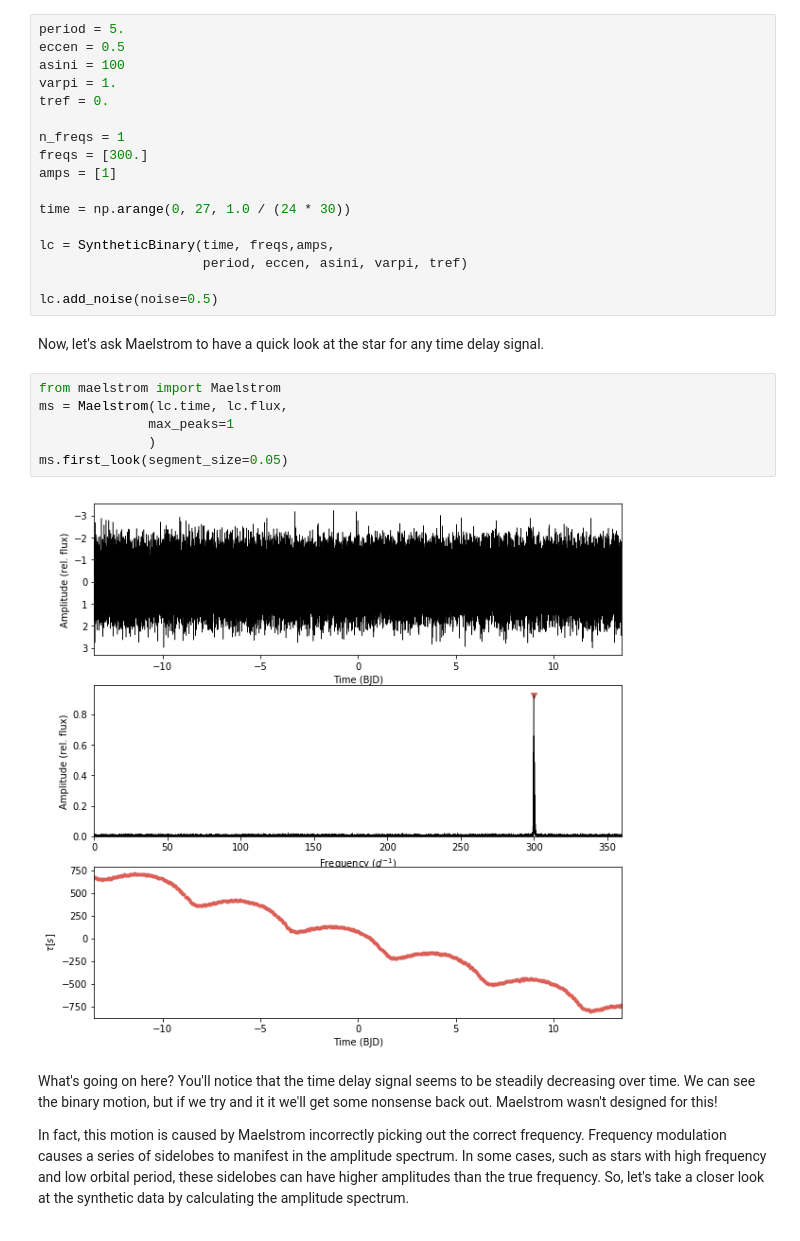
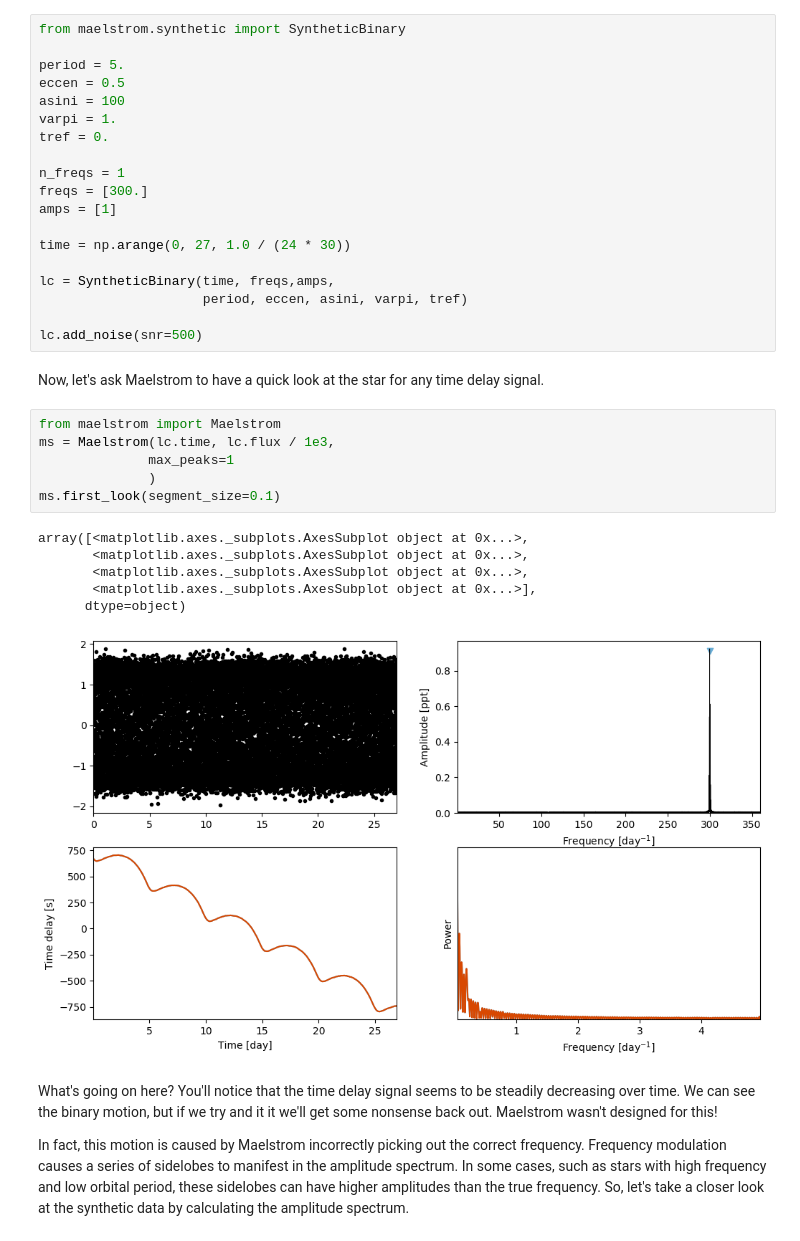
Before and after one commit to danhey/maelstrom, a Jupyter notebook: docs/notebooks/Estimating frequencies.ipynb, the cells around one changed output. Saved outputs shown, nothing was run; the diff lists cells and outputs as text.

```diff
--- a/docs/notebooks/Estimating frequencies.ipynb
+++ b/docs/notebooks/Estimating frequencies.ipynb
@@ -56,6 +15,8 @@ class SyntheticBinary(object):
 # %% [markdown]
 The default behaviour in Maelstrom is to estimate a set of frequencies for the model if none are supplied. While in most cases, these frequencies are fine, there are cases where special care must be taken. Let's first generate a synthetic light curve with TESS sampling. We'll consider a very rapidly oscillating star (frequency of 300 cpd), in a binary system with period 5 d. This is a rather unusual system, but we'll use it to prove a point.
 # %%
+from maelstrom.synthetic import SyntheticBinary
+
 period = 5.
 eccen = 0.5
 asini = 100
@@ -71,17 +32,22 @@ time = np.arange(0, 27, 1.0 / (24 * 30))
 lc = SyntheticBinary(time, freqs,amps,
                      period, eccen, asini, varpi, tref)
 
-lc.add_noise(noise=0.5)
+lc.add_noise(snr=500)
 # %% [markdown]
 Now, let's ask Maelstrom to have a quick look at the star for any time delay signal.
 # %%
 from maelstrom import Maelstrom
-ms = Maelstrom(lc.time, lc.flux,
+ms = Maelstrom(lc.time, lc.flux / 1e3,
               max_peaks=1
               )
-ms.first_look(segment_size=0.05)
+ms.first_look(segment_size=0.1)
 # %% [output]
+array([<matplotlib.axes._subplots.AxesSubplot object at 0x...>,
+       <matplotlib.axes._subplots.AxesSubplot object at 0x...>,
+       <matplotlib.axes._subplots.AxesSubplot object at 0x...>,
+       <matplotlib.axes._subplots.AxesSubplot object at 0x...>],
+      dtype=object)
-[figure, old version]
+[figure, new version]
 # %% [markdown]
 What's going on here? You'll notice that the time delay signal seems to be steadily decreasing over time. We can see the binary motion, but if we try and it it we'll get some nonsense back out. Maelstrom wasn't designed for this!
 
```
Also changed, not shown: parts of 7 cells of this notebook, 8 other files.
